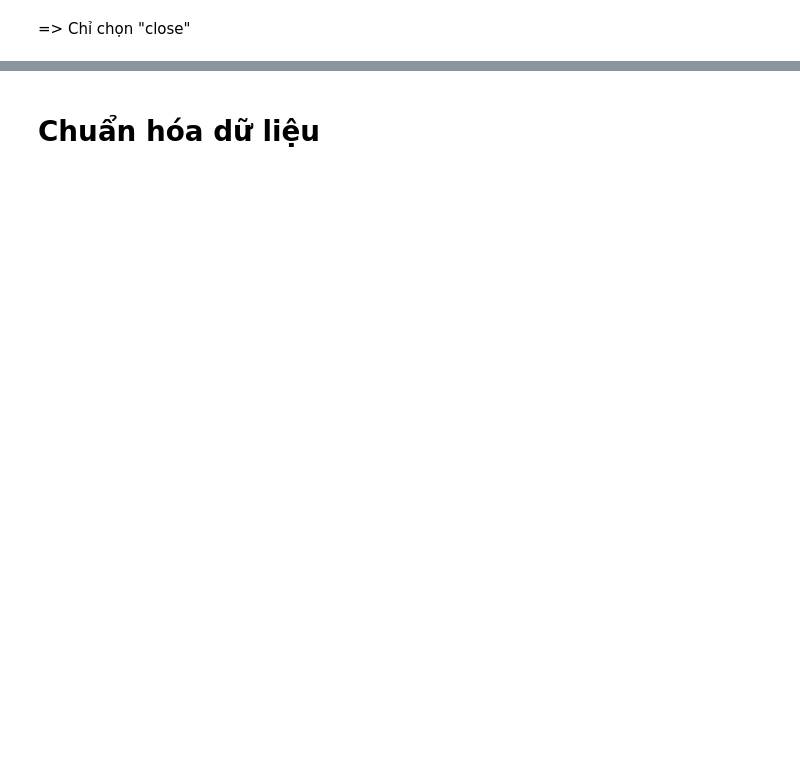
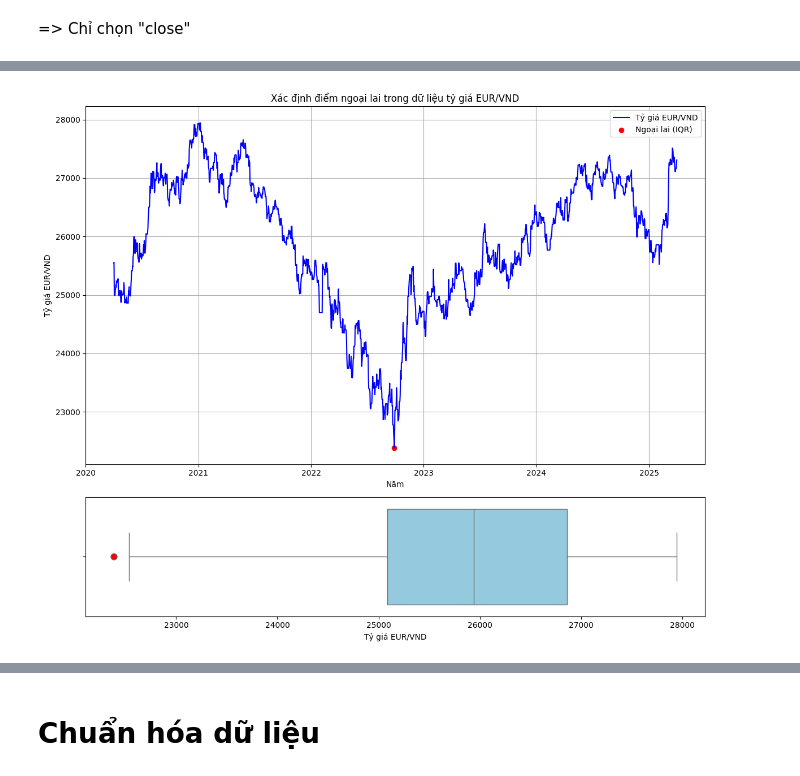
Before and after one commit to nggiang63/eur-vnd-exchange-rate, a Jupyter notebook: notebooks/eda_and_preprocessing.ipynb, the cells around one changed output, grey strips where cells are left out. Saved outputs shown, nothing was run; the diff lists cells and outputs as text; code cells hidden in the pictures; blank space fills up the shorter version.

```diff
--- a/notebooks/eda_and_preprocessing.ipynb
+++ b/notebooks/eda_and_preprocessing.ipynb
@@ -96,0 +113,34 @@ pandas.core.frame.DataFrame
+# %%
+
+prices = data
+
+prices = prices[prices > 0]
+
+Q1 = prices.quantile(0.25)
+Q3 = prices.quantile(0.75)
+IQR = Q3 - Q1
+
+lower_bound = Q1 - 1.5 * IQR
+upper_bound = Q3 + 1.5 * IQR
+
+outliers = (prices < lower_bound) | (prices > upper_bound)
+
+fig, ax = plt.subplots(2, 1, figsize=(12, 10), gridspec_kw={'height_ratios': [3, 1]})
+
+# 1. Line plot + đánh dấu ngoại lai
+ax[0].plot(prices.index, prices, label="Tỷ giá EUR/VND", color="blue")
+ax[0].scatter(prices.index[outliers], prices[outliers], color="red", label="Ngoại lai (IQR)")
+ax[0].set_xlabel("Năm")
+ax[0].set_ylabel("Tỷ giá EUR/VND")
+ax[0].set_title("Xác định điểm ngoại lai trong dữ liệu tỷ giá EUR/VND")
+ax[0].legend()
+ax[0].grid()
+
+# 2. Boxplot để trực quan hóa ngoại lai
+sns.boxplot(x=prices, ax=ax[1], color="skyblue", flierprops={'marker': 'o', 'markerfacecolor': 'red', 'markersize': 8})
+ax[1].set_xlabel("Tỷ giá EUR/VND")
+
+plt.tight_layout()
+plt.show()
+# %% [output]
+[figure, added]
```
Also changed, not shown: parts of 16 cells of this notebook, 6 other files.
